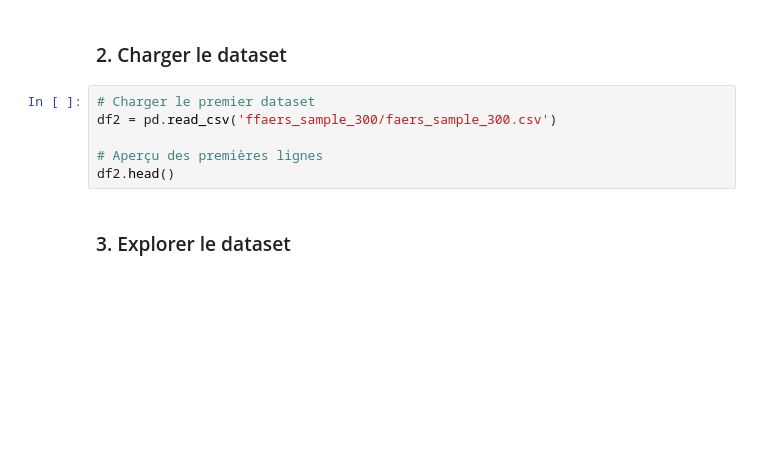
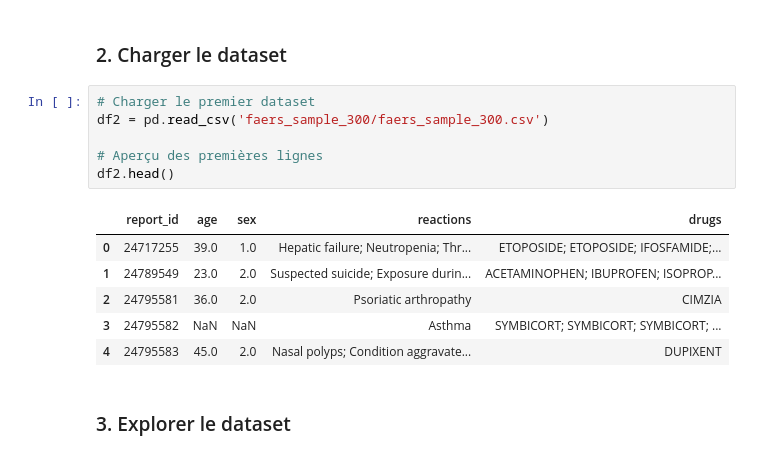
Before and after one commit to khsellami/Effets_Medicaments, a Jupyter notebook: traiter_data.ipynb, the cells around one changed output. Saved outputs shown, nothing was run; the diff lists cells and outputs as text; blank space fills up the shorter version.

```diff
--- a/traiter_data.ipynb
+++ b/traiter_data.ipynb
@@ -207,10 +207,17 @@ df1.shape
 ### 2. Charger le dataset
 # %%
 # Charger le premier dataset
-df2 = pd.read_csv('ffaers_sample_300/faers_sample_300.csv')
+df2 = pd.read_csv('faers_sample_300/faers_sample_300.csv')
 
 # Aperçu des premières lignes
 df2.head()
+# %% [output]
+|  | report_id | age | sex | reactions | drugs |
+| 0 | 24717255 | 39.0 | 1.0 | Hepatic failure; Neutropenia; Thr... | ETOPOSIDE; ETOPOSIDE; IFOSFAMIDE;... |
+| 1 | 24789549 | 23.0 | 2.0 | Suspected suicide; Exposure durin... | ACETAMINOPHEN; IBUPROFEN; ISOPROP... |
+| 2 | 24795581 | 36.0 | 2.0 | Psoriatic arthropathy | CIMZIA |
+| 3 | 24795582 | NaN | NaN | Asthma | SYMBICORT; SYMBICORT; SYMBICORT; ... |
+| 4 | 24795583 | 45.0 | 2.0 | Nasal polyps; Condition aggravate... | DUPIXENT |
 # %% [markdown]
 ### 3. Explorer le dataset
 # %%
```
Also changed, not shown: parts of 7 cells of this notebook.
